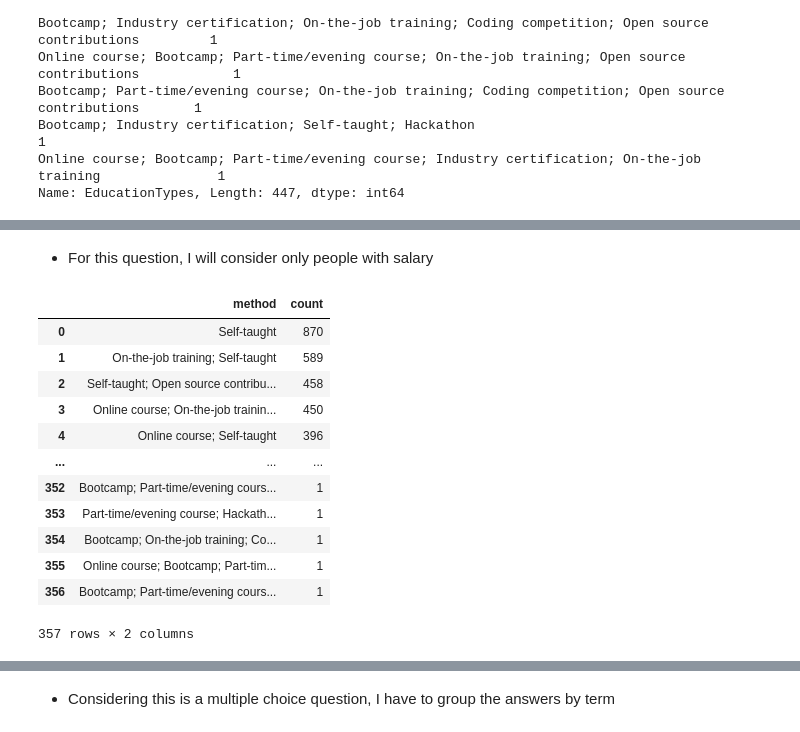
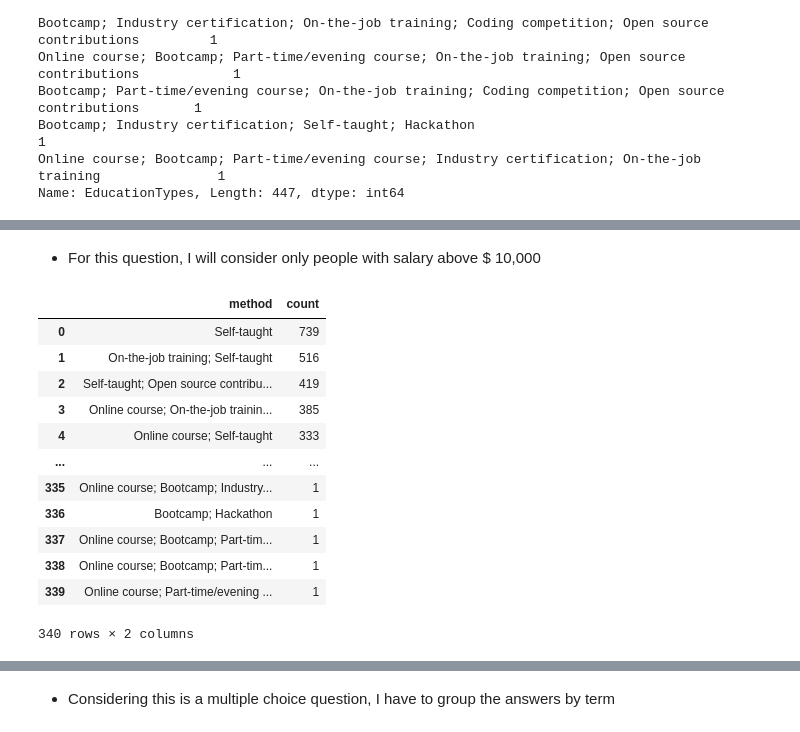
Before and after one commit to rafael-roldao/udct_p1_stackoverflow, a Jupyter notebook: 2017 Stackoverflow Survey Analysis.ipynb, the cells around one changed output, grey strips where cells are left out. Saved outputs shown, nothing was run; the diff lists cells and outputs as text; code cells hidden in the pictures.

```diff
--- a/2017 Stackoverflow Survey Analysis.ipynb
+++ b/2017 Stackoverflow Survey Analysis.ipynb
@@ -408,22 +453,22 @@ Name: EducationTypes, Length: 447, dtype: int64
 # %% [markdown]
-- For this question, I will consider only people with salary
+- For this question, I will consider only people with salary above $ 10,000
 # %%
-learn_ex_formal_edu = df_answ.iloc[:,[83,152]]
-learn_ex_formal_edu = learn_ex_formal_edu.dropna(subset=['Salary'], how='any')
-learn_ex_formal_edu = learn_ex_formal_edu[learn_ex_formal_edu['Salary'] > 0]
+learn_ex_formal = df_answ.iloc[:,[83,152]]
+learn_ex_formal = learn_ex_formal.dropna(subset=['Salary'], how='any')
+learn_ex_formal_edu = learn_ex_formal[learn_ex_formal['Salary'] > 10000]
 learn_ex_formal_edu = learn_ex_formal_edu['EducationTypes'].value_counts().reset_index().rename(columns={'index':'method', 'EducationTypes':'count'})
 learn_ex_formal_edu
 # %% [output]
 |  | method | count |
-| 0 | Self-taught | 870 |
-| 1 | On-the-job training; Self-taught | 589 |
-| 2 | Self-taught; Open source contribu... | 458 |
-| 3 | Online course; On-the-job trainin... | 450 |
-| 4 | Online course; Self-taught | 396 |
+| 0 | Self-taught | 739 |
+| 1 | On-the-job training; Self-taught | 516 |
+| 2 | Self-taught; Open source contribu... | 419 |
+| 3 | Online course; On-the-job trainin... | 385 |
+| 4 | Online course; Self-taught | 333 |
 | ... | ... | ... |
-| 352 | Bootcamp; Part-time/evening cours... | 1 |
-| 353 | Part-time/evening course; Hackath... | 1 |
-| 354 | Bootcamp; On-the-job training; Co... | 1 |
-| 355 | Online course; Bootcamp; Part-tim... | 1 |
-| 356 | Bootcamp; Part-time/evening cours... | 1 |
+| 335 | Online course; Bootcamp; Industry... | 1 |
+| 336 | Bootcamp; Hackathon | 1 |
+| 337 | Online course; Bootcamp; Part-tim... | 1 |
+| 338 | Online course; Bootcamp; Part-tim... | 1 |
+| 339 | Online course; Part-time/evening ... | 1 |
-357 rows × 2 columns
+340 rows × 2 columns
```
Also changed, not shown: parts of 12 cells of this notebook.
